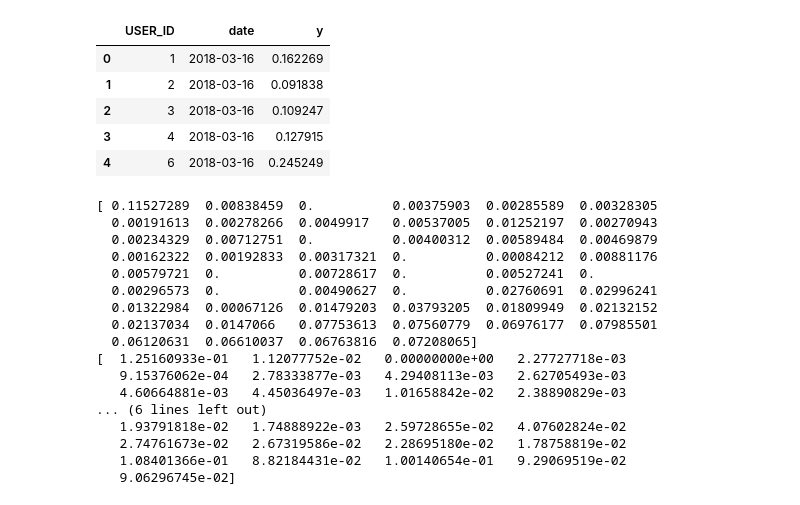
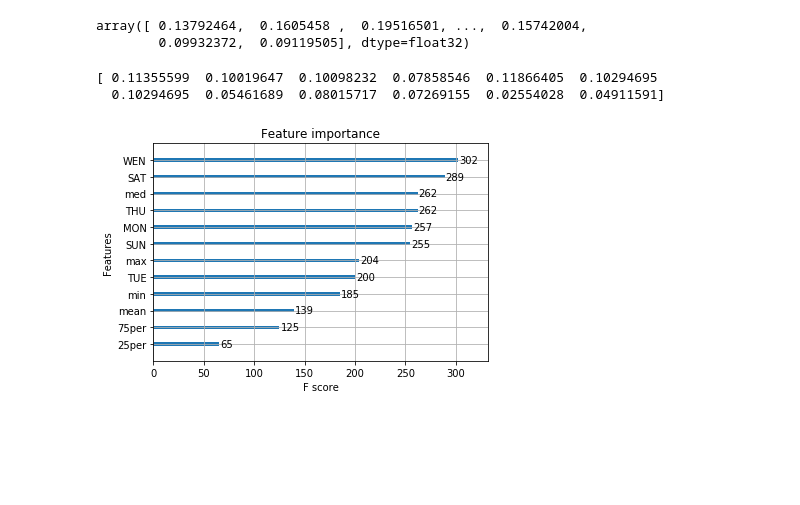
Before and after one commit to samuelTyh/i_B_m_F_E_t, a Jupyter notebook: model_xgb.ipynb, the cells around one changed output. Cells and saved outputs as stored; diff of their text form; code cells hidden in the pictures; blank space fills up the shorter version.

```diff
--- a/model_xgb.ipynb
+++ b/model_xgb.ipynb
@@ -36,6 +39,6 @@ train_set.head()
 # %%
 # split our data into train & test
-X_train_weekday, X_test_weekday, y_train_weekday, y_test_weekday = train_test_split(train_set, train_label, random_state = 7, test_size = 0.5)
-X_train_weekend, X_test_weekend, y_train_weekend, y_test_weekend = train_test_split(test_set, test_label, random_state = 7, test_size = 0.5)
+X_train, X_test, y_train, y_test = train_test_split(train, train_label,
+                                                    random_state = 7, test_size = 0.2)
 # %%
 # eval_metrics can selecy rmse, logloss, error, auc, merror, mlogloss or custom define
@@ -106,12 +98,26 @@ y_pred_final = abs(y_pred+y_pred_1)/2
+# %%
+y_pred_final
+# %% [output]
+array([ 0.13792464,  0.1605458 ,  0.19516501, ...,  0.15742004,
+        0.09932372,  0.09119505], dtype=float32)
+# %%
+# we can show the feature importances for our features
+print(model.feature_importances_)
+# %% [output]
+[ 0.11355599  0.10019647  0.10098232  0.07858546  0.11866405  0.10294695
+  0.10294695  0.05461689  0.08015717  0.07269155  0.02554028  0.04911591]
+# %%
+# import the plot_importance function to visualize the feature importance
+from xgboost import plot_importance
+plot_importance(model, max_num_features=20)
+plt.show()
+# %% [output]
+[figure, added]
 # %%
 #predict
 submission = pd.read_csv('/data/examples/ibmxfet/testing.csv')
 submission['y']=y_pred_final
 submission.head()
+
+#匯出
+submission.to_csv('submission.csv',index=False)
-# %% [output]
-|  | USER_ID | date | y |
-| 0 | 1 | 2018-03-16 | 0.162269 |
-| 1 | 2 | 2018-03-16 | 0.091838 |
-| 2 | 3 | 2018-03-16 | 0.109247 |
-| 3 | 4 | 2018-03-16 | 0.127915 |
-| 4 | 6 | 2018-03-16 | 0.245249 |
@@ -121,22 +123,0 @@ submission.to_csv('submission.csv',index=False)
-# %%
-# we can show the feature importances for our features
-print(model_weekday.feature_importances_)
-print(model_weekend.feature_importances_)
-# %% [output]
-[ 0.11527289  0.00838459  0.          0.00375903  0.00285589  0.00328305
-  0.00191613  0.00278266  0.0049917   0.00537005  0.01252197  0.00270943
-  0.00234329  0.00712751  0.          0.00400312  0.00589484  0.00469879
-  0.00162322  0.00192833  0.00317321  0.          0.00084212  0.00881176
-  0.00579721  0.          0.00728617  0.          0.00527241  0.
-  0.00296573  0.          0.00490627  0.          0.02760691  0.02996241
-  0.01322984  0.00067126  0.01479203  0.03793205  0.01809949  0.02132152
-  0.02137034  0.0147066   0.07753613  0.07560779  0.06976177  0.07985501
-  0.06120631  0.06610037  0.06763816  0.07208065]
-[  1.25160933e-01   1.12077752e-02   0.00000000e+00   2.27727718e-03
-   9.15376062e-04   2.78333877e-03   4.29408113e-03   2.62705493e-03
-   4.60664881e-03   4.45036497e-03   1.01658842e-02   2.38890829e-03
-... (6 lines left out)
-   1.93791818e-02   1.74888922e-03   2.59728655e-02   4.07602824e-02
-   2.74761673e-02   2.67319586e-02   2.28695180e-02   1.78758819e-02
-   1.08401366e-01   8.82184431e-02   1.00140654e-01   9.29069519e-02
-   9.06296745e-02]
```
Also changed, not shown: parts of 11 cells of this notebook, 2 other files.
